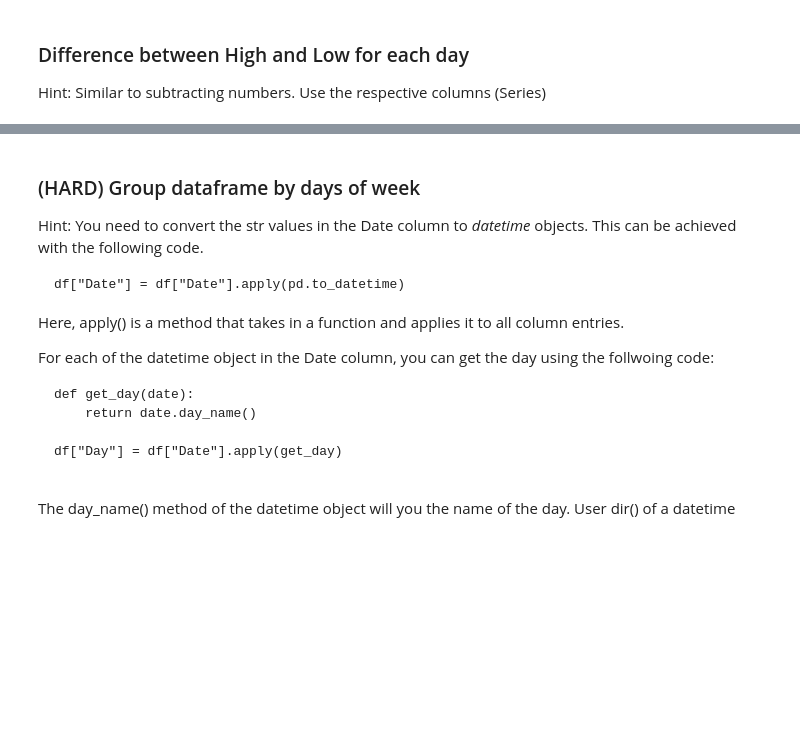
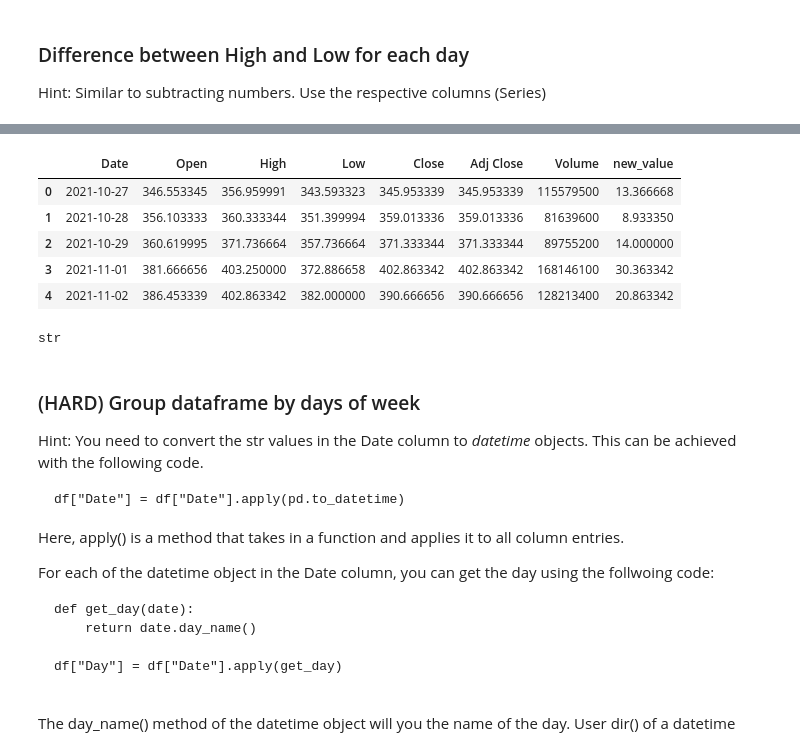
Before and after one commit to vinayak2019/UK_Bootcamp, a Jupyter notebook: 2023/Solutions/Data_analysis_pandas.ipynb, the cells around one changed output, grey strips where cells are left out. Drawn from its saved outputs; the diff is of its cells as text; code cells hidden in the pictures; blank space fills up the shorter version.

```diff
--- a/2023/Solutions/Data_analysis_pandas.ipynb
+++ b/2023/Solutions/Data_analysis_pandas.ipynb
@@ -467,3 +549,16 @@ Hint: Similar to subtracting numbers. Use the respective columns (Series)
+# %%
+df.head()
+# %% [output]
+|  | Date | Open | High | Low | Close | Adj Close | Volume | new_value |
+| 0 | 2021-10-27 | 346.553345 | 356.959991 | 343.593323 | 345.953339 | 345.953339 | 115579500 | 13.366668 |
+| 1 | 2021-10-28 | 356.103333 | 360.333344 | 351.399994 | 359.013336 | 359.013336 | 81639600 | 8.933350 |
+| 2 | 2021-10-29 | 360.619995 | 371.736664 | 357.736664 | 371.333344 | 371.333344 | 89755200 | 14.000000 |
+| 3 | 2021-11-01 | 381.666656 | 403.250000 | 372.886658 | 402.863342 | 402.863342 | 168146100 | 30.363342 |
+| 4 | 2021-11-02 | 386.453339 | 402.863342 | 382.000000 | 390.666656 | 390.666656 | 128213400 | 20.863342 |
+# %%
+type(df.iloc[0]["Date"])
+# %% [output]
+str
 # %% [markdown]
 ### (HARD) Group dataframe by days of week
 
```
Also changed, not shown: parts of 22 cells of this notebook.
